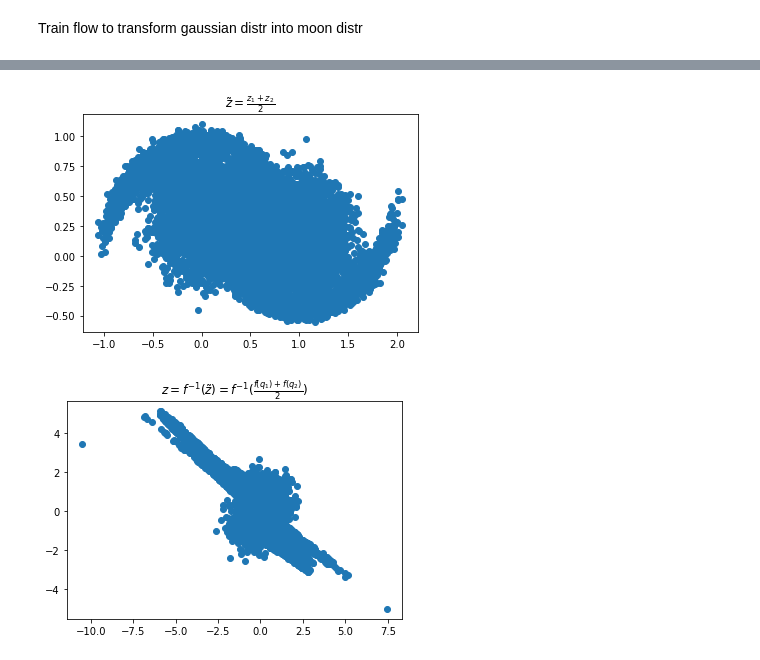
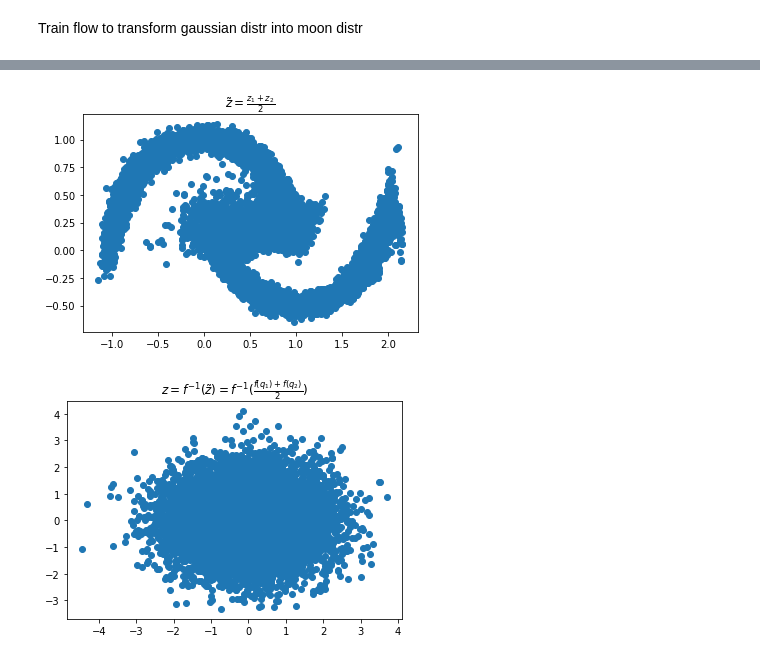
Before and after one commit to Jimmy2027/MMVAE_Hub, a Jupyter notebook: mmvae_hub/sandbox/gfmean_exploration.ipynb, the cells around one changed output, grey strips where cells are left out. Saved outputs shown, nothing was run; the diff lists cells and outputs as text; code cells hidden in the pictures.

```diff
--- a/mmvae_hub/sandbox/gfmean_exploration.ipynb
+++ b/mmvae_hub/sandbox/gfmean_exploration.ipynb
@@ -72,11 +78,28 @@ plt.show()
+# %%
+@dataclass
+class EncMod:
+    zk: Tensor
+
+
+@dataclass
+class Args:
+    device = 'cpu'
+    weighted_mixture = False
+    class_dim = N_DIM
+
+
+args = Args()
+# %%
+z_tilde = mixture_component_selection_embedding(enc_mods={'m1': EncMod(z1), 'm2': EncMod(z2)}, s_key='m1_m2', flags=args,
+                                      weight_joint=False)
 # %%
-z_tilde = (z1 + z2) / 2
+# z_tilde = torch.mean(torch.cat((z1.unsqueeze(dim=0), z2.unsqueeze(dim=0))), dim=0)
 z_tilde_detached = z_tilde.detach().numpy()
 plt.title(r'$\tilde{z} = \frac{z_1 + z_2}{2}$')
 plt.scatter(z_tilde_detached[:, 0], z_tilde_detached[:, 1])
 plt.show()
 # %% [output]
-[figure, old version]
+[figure, new version]
 # %%
 z, _ = flow(z_tilde)
 z = z.detach().numpy()
@@ -84,4 +107,4 @@ plt.title(r'$z = f^{-1}(\tilde{z}) = f^{-1}(\frac{f(q_1) + f(q_2)}{2})$')
 plt.scatter(z[:, 0], z[:, 1])
 plt.show()
 # %% [output]
-[figure, old version]
+[figure, new version]
```
Also changed, not shown: parts of 5 cells of this notebook.
